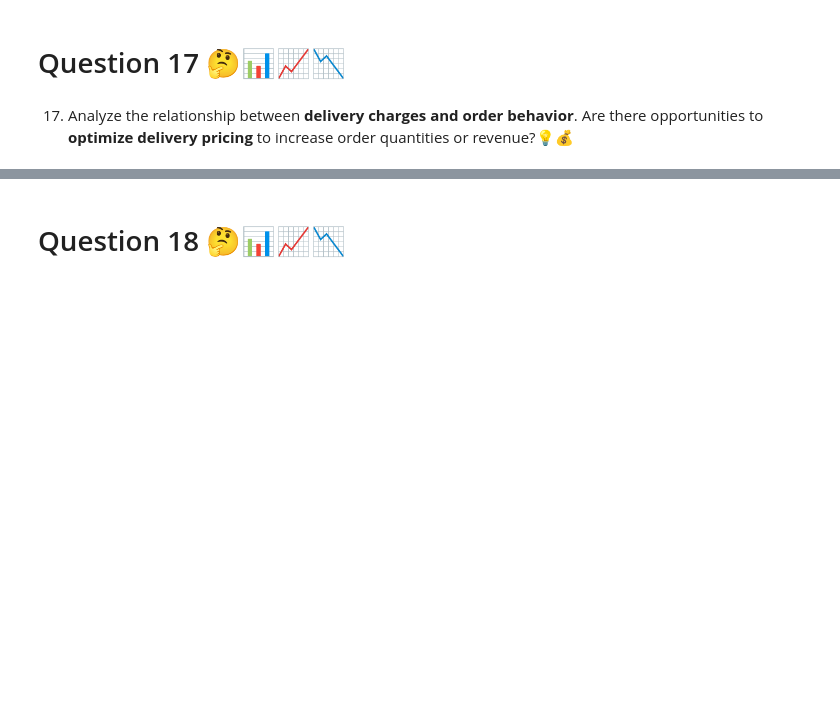
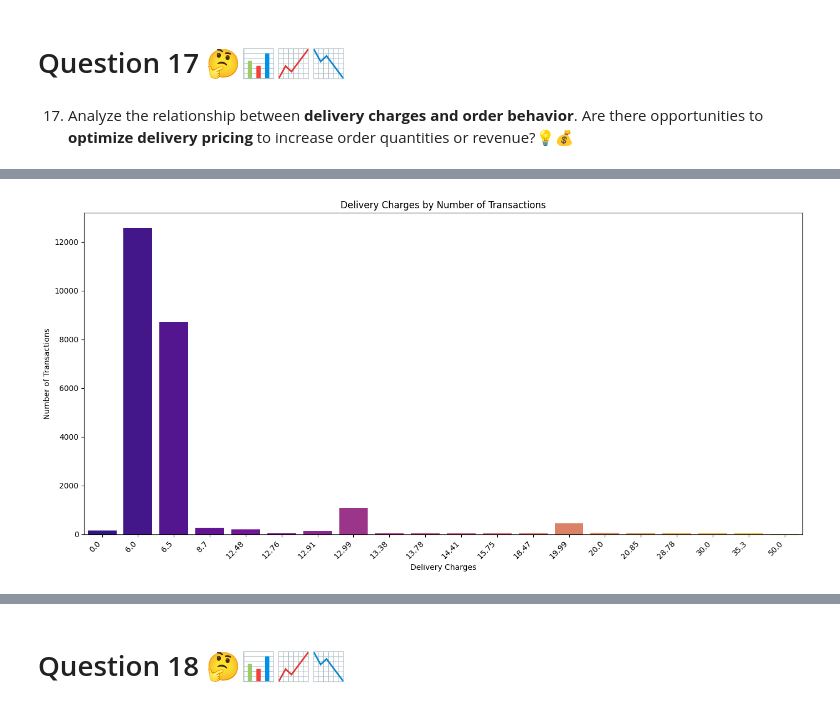
Before and after one commit to Smita569/E-commerce_Marketing_and_sales, a Jupyter notebook: E_commerce_Marketing_and_sales_Business_Case.ipynb, the cells around one changed output, grey strips where cells are left out. Cells and saved outputs as stored; diff of their text form; code cells hidden in the pictures; blank space fills up the shorter version.

```diff
--- a/E_commerce_Marketing_and_sales_Business_Case.ipynb
+++ b/E_commerce_Marketing_and_sales_Business_Case.ipynb
@@ -812,3 +812,9 @@ plt.show()
 # Question 17 🤔📊📈📉
 # %% [markdown]
 17. Analyze the relationship between **delivery charges and order behavior**. Are there opportunities to **optimize delivery pricing** to increase order quantities or revenue?💡💰
+# %%
+# Calculate the number of unique transactions for each delivery charge amount.
+df_sales_deliverycharges_data=df_sales_with_first_purchase.groupby(['Delivery_Charges'])['Transaction_ID'].nunique().reset_index()
+df_sales_deliverycharges_data.sort_values(by='Transaction_ID',ascending=False,inplace=True)
+df_sales_deliverycharges_data.columns=['Delivery_Charges','Number_of_Transactions']
+df_sales_deliverycharges_data.head()
@@ -814,0 +828,12 @@ plt.show()
+# %%
+# Generate plot for df_sales_deliverycharges_data for top 20 data
+plt.figure(figsize=(14, 7))
+sns.barplot(data=df_sales_deliverycharges_data.head(20), x='Delivery_Charges', y='Number_of_Transactions', palette='plasma')
+plt.title('Delivery Charges by Number of Transactions')
+plt.xlabel('Delivery Charges')
+plt.ylabel('Number of Transactions')
+plt.xticks(rotation=45, ha='right')
+plt.tight_layout()
+plt.show()
+# %% [output]
+[figure, added]
```
Also changed, not shown: parts of 6 cells of this notebook.
